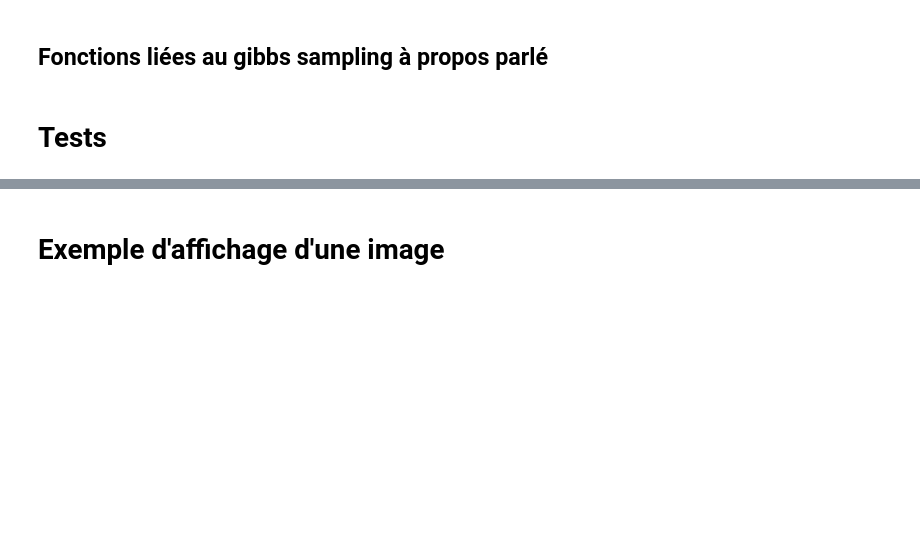
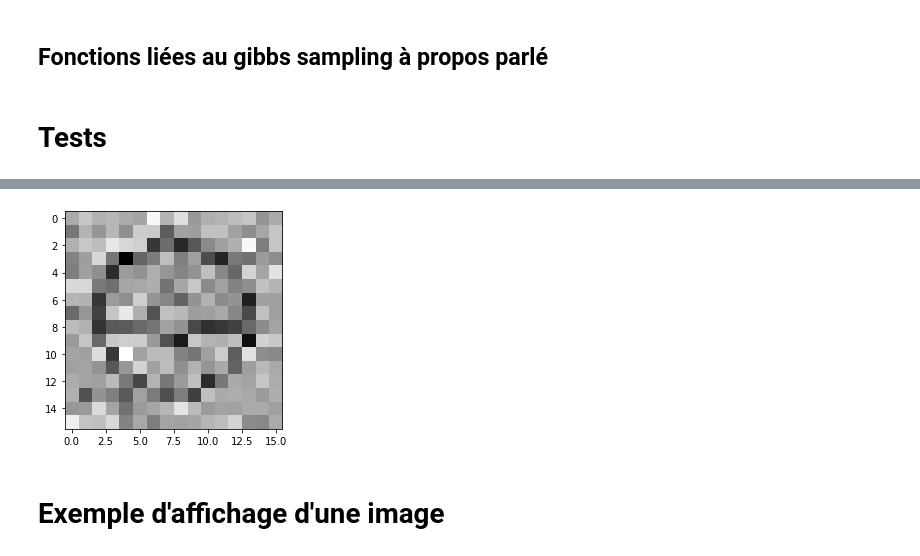
Before and after one commit to gvermersch/Ising_MC, a Jupyter notebook: MAIN.ipynb, the cells around one changed output, grey strips where cells are left out. Drawn from its saved outputs; the diff is of its cells as text; code cells hidden in the pictures; blank space fills up the shorter version.

```diff
--- a/MAIN.ipynb
+++ b/MAIN.ipynb
@@ -198,3 +213,7 @@ pairs
+# %%
+create_noised_image("data/poke.png", "poke_noise", TAU= 0.4)
+# %% [output]
+[figure, added]
 # %% [markdown]
 # Exemple d'affichage d'une image
 # %%
```
Also changed, not shown: parts of 16 cells of this notebook.
